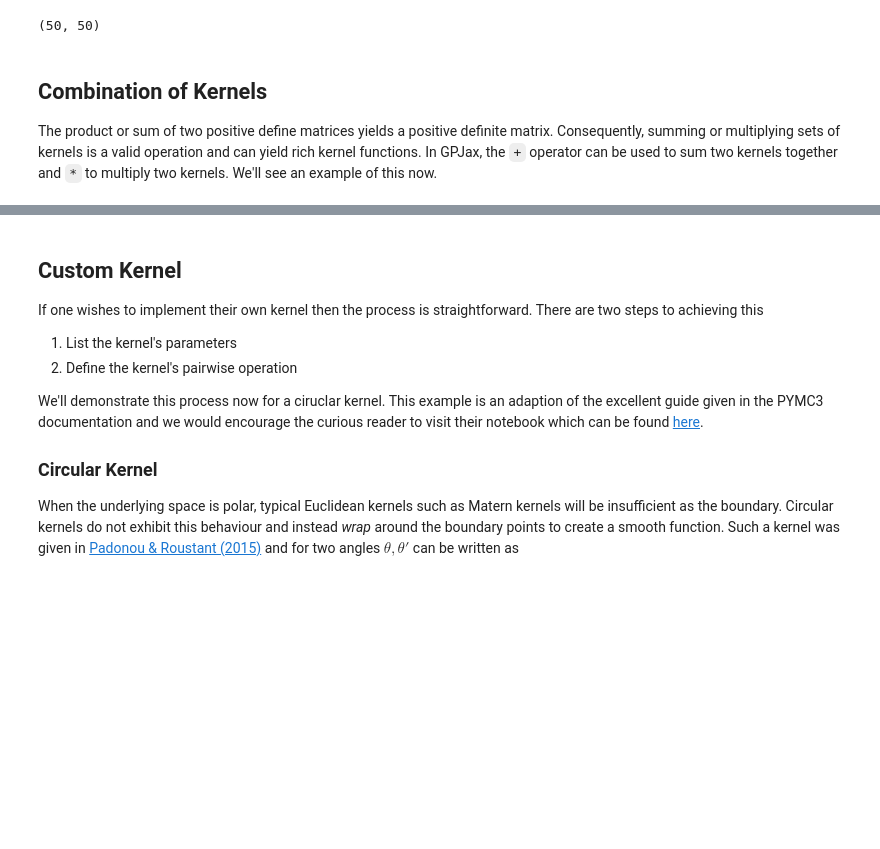
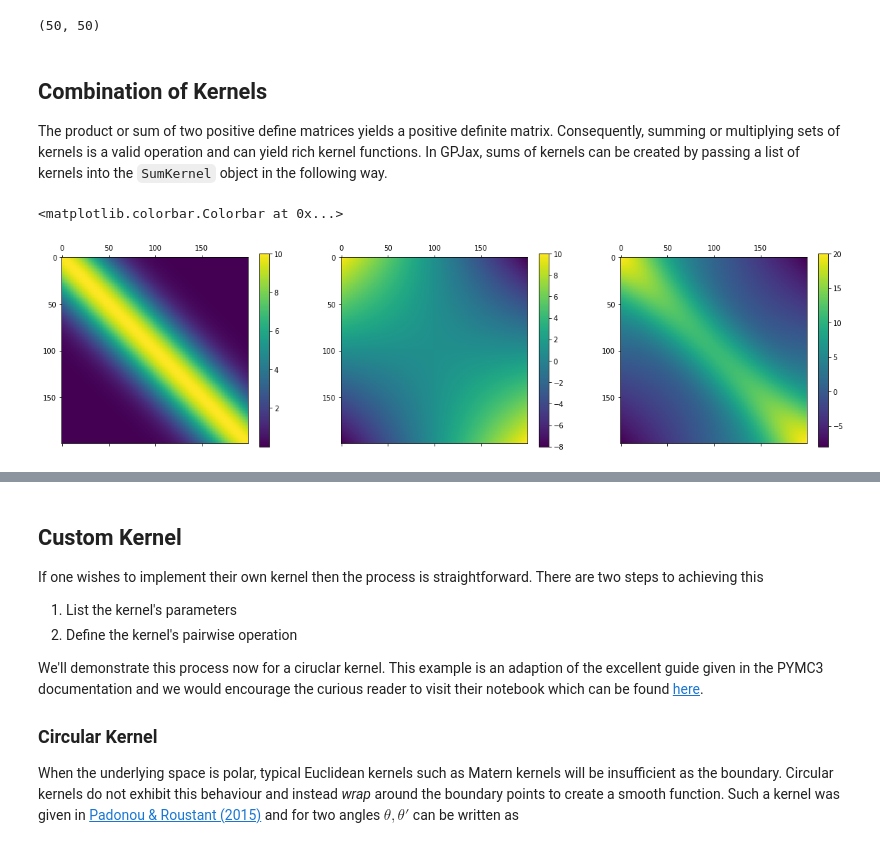
Before and after one commit to JaxGaussianProcesses/GPJax, a Jupyter notebook: docs/nbs/kernels.ipynb, the cells around one changed output, grey strips where cells are left out. Cells and saved outputs as stored; diff of their text form; code cells hidden in the pictures; blank space fills up the shorter version.

Commit message:
Sum product kernels

```diff
--- a/docs/nbs/kernels.ipynb
+++ b/docs/nbs/kernels.ipynb
@@ -135,12 +59,30 @@ Lengthscales: [1. 1. 1.]
 # %% [markdown]
 We'll now simulate some data and evaluate the kernel on the previously selected input dimensions
 # %%
-x = jr.normal(key, shape = (50, 5))
-K = gpx.kernels.gram(slice_kernel, x, slice_kernel.params)
+x_matrix = jr.normal(key, shape = (50, 5))
+K = gpx.kernels.gram(slice_kernel, x_matrix, slice_kernel.params)
 print(K.shape)
 # %% [output]
 (50, 50)
 # %% [markdown]
 ## Combination of Kernels
 
-The product or sum of two positive define matrices yields a positive definite matrix. Consequently, summing or multiplying sets of kernels is a valid operation and can yield rich kernel functions. In GPJax, the `+` operator can be used to sum two kernels together and `*` to multiply two kernels. We'll see an example of this now.
+The product or sum of two positive define matrices yields a positive definite matrix. Consequently, summing or multiplying sets of kernels is a valid operation and can yield rich kernel functions. In GPJax, sums of kernels can be created by passing a list of kernels into the `SumKernel` object in the following way.
+# %%
+k1 = gpx.RBF()
+k1._params = {'lengthscale': jnp.array(1.), 'variance': jnp.array(10.)}
+k2 = gpx.Polynomial()
+sum_k = gpx.SumKernel(kernel_set = [k1, k2])
+
+fig, ax = plt.subplots(ncols=3, figsize=(20, 5))
+im0=ax[0].matshow(gpx.kernels.gram(k1, x, k1.params))
+im1=ax[1].matshow(gpx.kernels.gram(k2, x, k2.params))
+im2=ax[2].matshow(gpx.kernels.gram(sum_k, x, sum_k.params))
+
+
+fig.colorbar(im0, ax=ax[0])
+fig.colorbar(im1, ax=ax[1])
+fig.colorbar(im2, ax=ax[2])
+# %% [output]
+<matplotlib.colorbar.Colorbar at 0x...>
+[figure, added]
```
Also changed, not shown: parts of 11 cells of this notebook, 2 other files.
